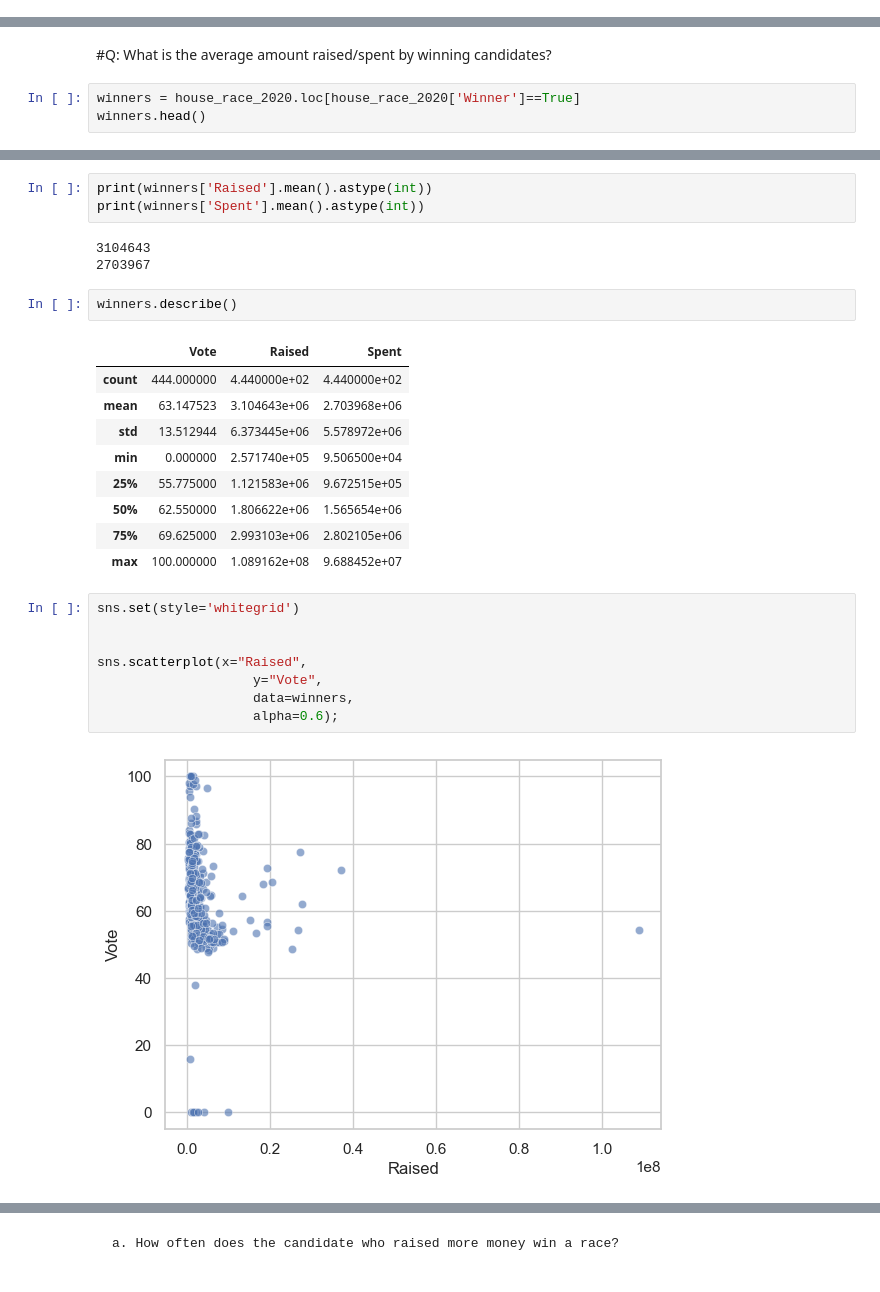
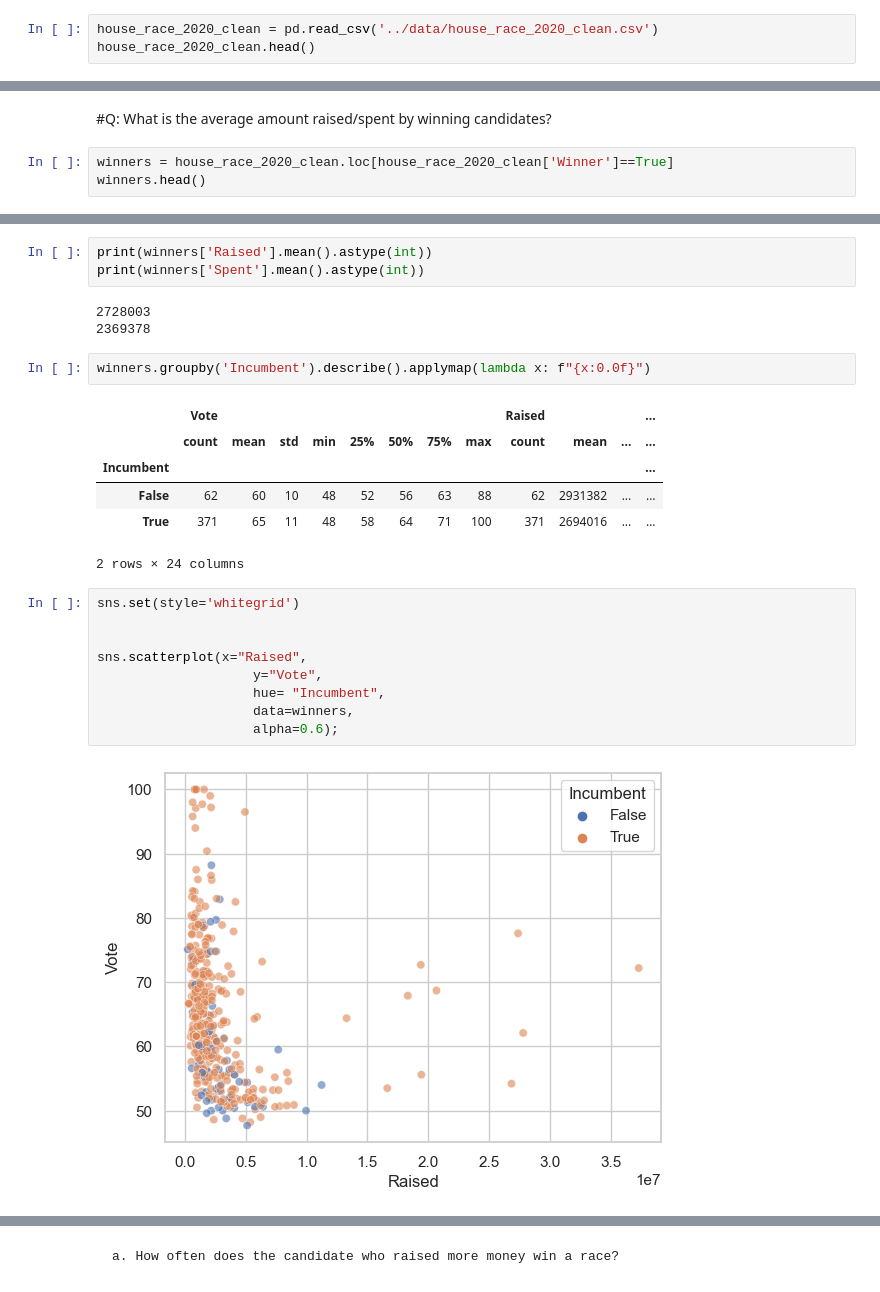
Before and after one commit to nss-data-science-cohort-7/webscraping-open-secrets-boo-tiful-minds, a Jupyter notebook: notebooks/RB_Open_Secrets_EDA.ipynb, the cells around one changed output, grey strips where cells are left out. Drawn from its saved outputs; the diff is of its cells as text.

Commit message:
cleaned data and initial scatter plots

```diff
--- a/notebooks/RB_Open_Secrets_EDA.ipynb
+++ b/notebooks/RB_Open_Secrets_EDA.ipynb
@@ -105,0 +112,3 @@ None
+# %%
+house_race_2020_clean = pd.read_csv('../data/house_race_2020_clean.csv')
+house_race_2020_clean.head()
@@ -122,7 +138,7 @@ house_race_2020.loc[house_race_2020['Vote']<=20]
 # %% [markdown]
 #Q: What is the average amount raised/spent by winning candidates?
 # %%
-winners = house_race_2020.loc[house_race_2020['Winner']==True]
+winners = house_race_2020_clean.loc[house_race_2020_clean['Winner']==True]
 winners.head()
 # %% [output]
 |  | Candidate | Party | Vote | State | District | Incumbent | Winner | Raised | Spent |
@@ -148,28 +155,26 @@ winners.loc[house_race_2020['Vote']<=45]
 print(winners['Raised'].mean().astype(int))
 print(winners['Spent'].mean().astype(int))
 # %% [output]
-3104643
-2703967
+2728003
+2369378
 # %%
-winners.describe()
+winners.groupby('Incumbent').describe().applymap(lambda x: f"{x:0.0f}")
 # %% [output]
-|  | Vote | Raised | Spent |
-| count | 444.000000 | 4.440000e+02 | 4.440000e+02 |
-| mean | 63.147523 | 3.104643e+06 | 2.703968e+06 |
-| std | 13.512944 | 6.373445e+06 | 5.578972e+06 |
-| min | 0.000000 | 2.571740e+05 | 9.506500e+04 |
-| 25% | 55.775000 | 1.121583e+06 | 9.672515e+05 |
-| 50% | 62.550000 | 1.806622e+06 | 1.565654e+06 |
-| 75% | 69.625000 | 2.993103e+06 | 2.802105e+06 |
-| max | 100.000000 | 1.089162e+08 | 9.688452e+07 |
+|  | Vote |  |  |  |  |  |  |  | Raised |  |  | ... |
+|  | count | mean | std | min | 25% | 50% | 75% | max | count | mean | ... | ... |
+| Incumbent |  |  |  |  |  |  |  |  |  |  |  | ... |
+| False | 62 | 60 | 10 | 48 | 52 | 56 | 63 | 88 | 62 | 2931382 | ... | ... |
+| True | 371 | 65 | 11 | 48 | 58 | 64 | 71 | 100 | 371 | 2694016 | ... | ... |
+2 rows × 24 columns
 # %%
 sns.set(style='whitegrid')
 
 
 sns.scatterplot(x="Raised",
                     y="Vote",
+                    hue= "Incumbent",
                     data=winners,
                     alpha=0.6);
 # %% [output]
-[figure, old version]
+[figure, new version]
 # %%
```
Also changed, not shown: parts of 16 cells of this notebook.
